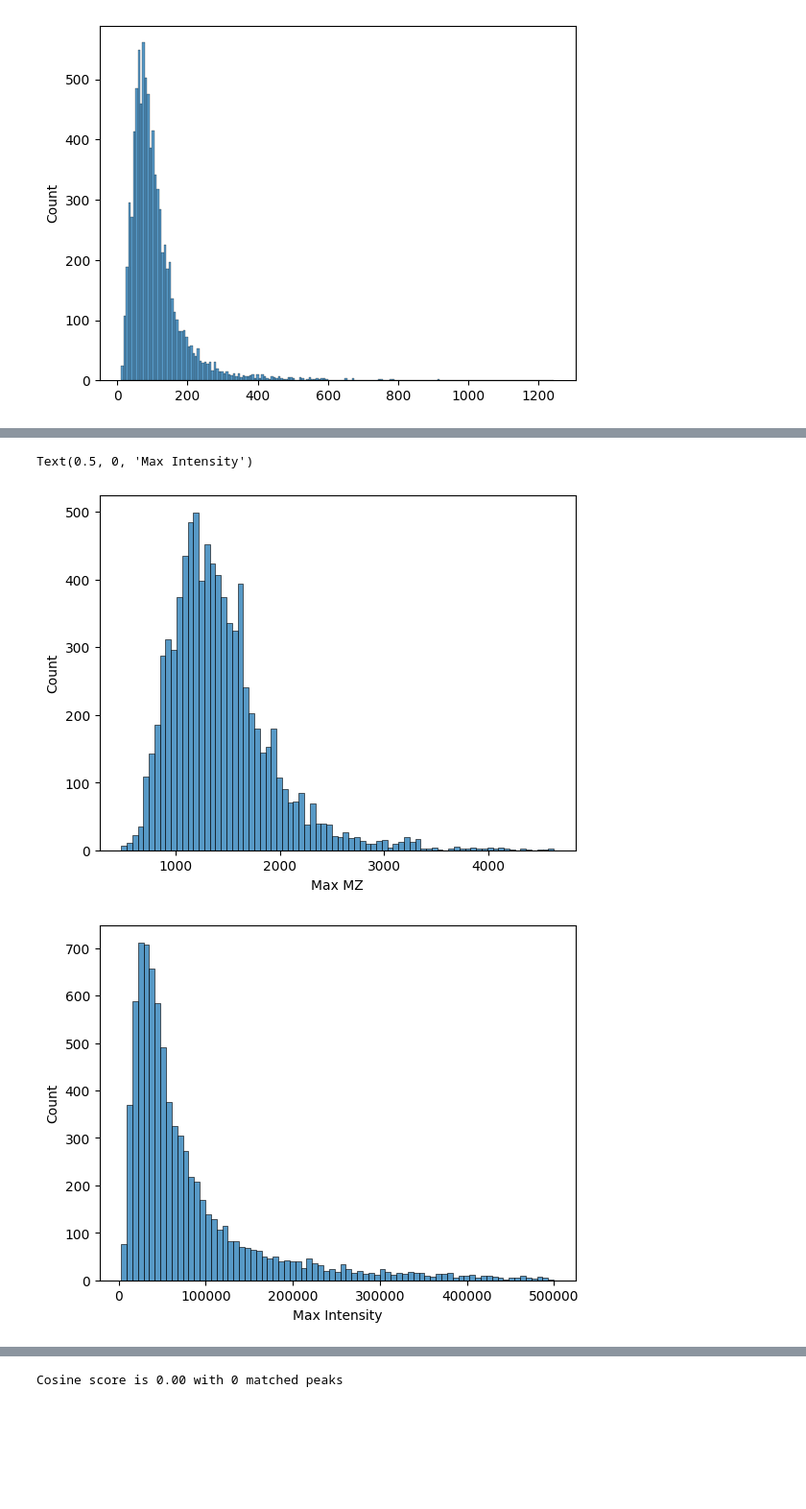
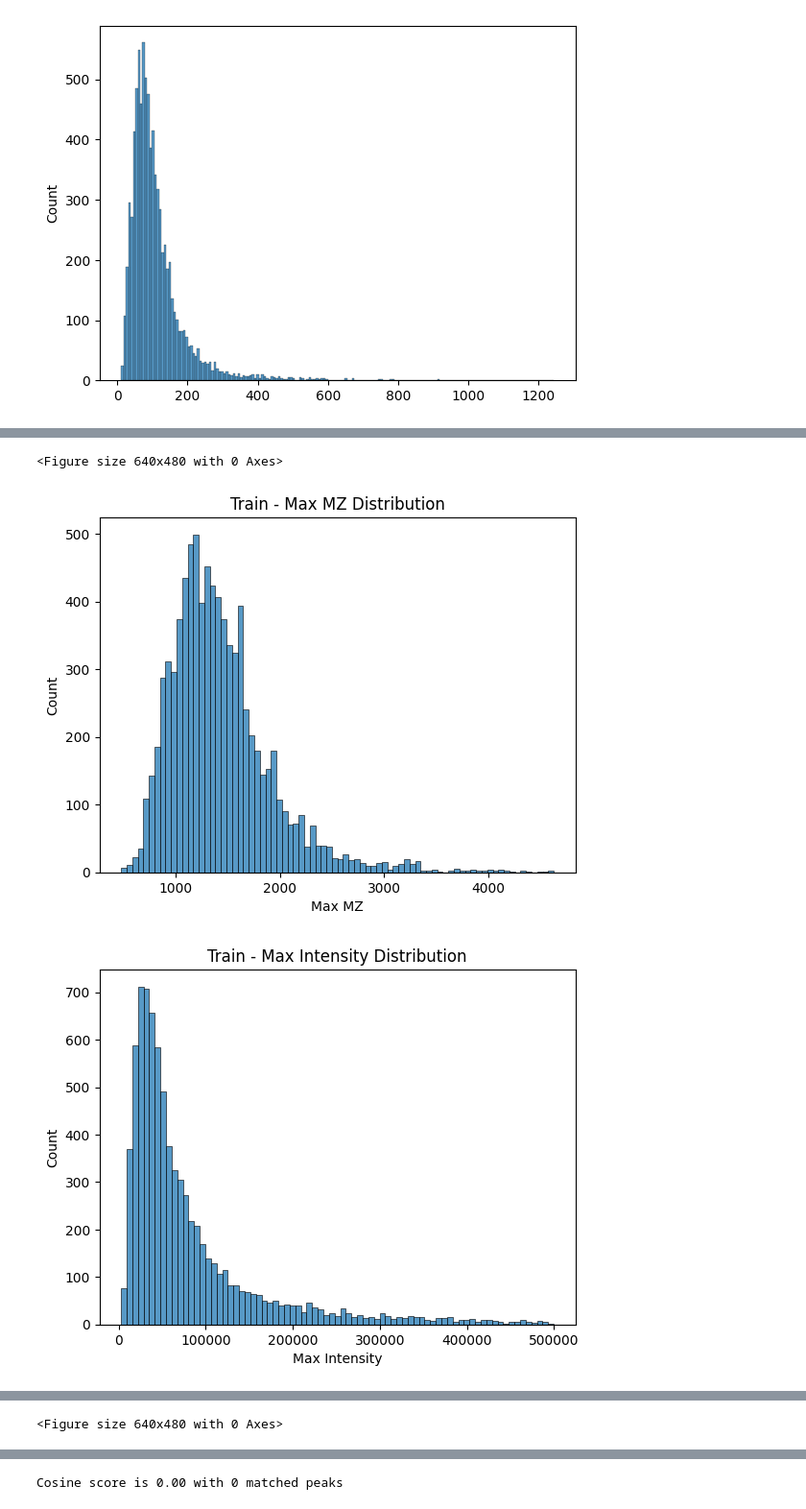
Before and after one commit to vchelur97/psm, a Jupyter notebook: eda/eda_spectrum.ipynb, the cells around one changed output, grey strips where cells are left out. Shown at 96% size. Drawn from its saved outputs; the diff is of its cells as text; code cells hidden in the pictures; blank space fills up the shorter version.

```diff
--- a/eda/eda_spectrum.ipynb
+++ b/eda/eda_spectrum.ipynb
@@ -65,17 +59,50 @@ for scan_num in train_data_spectrum['01088_A05_P010740_S00_N33_R1.mzML']:
+# %%
+mz_maxes = {
+    "train": [],
+    "test": []
+}
+intensity_maxes = {
+    "train": [],
+    "test": []
+}
+
+for df in [[train_data_spectrum, "train"], [test_data_spectrum, "test"]]:
+    for mzml_file in df[0]:
+        for scan_num in df[0][mzml_file]:
+            mz_maxes[df[1]].append(max(df[0][mzml_file][scan_num]['mz_arr']))
+            intensity_maxes[df[1]].append(max(df[0][mzml_file][scan_num]['intensity_arr']))
 # %%
 # print(mz_maxes)
 # print(intensity_maxes)
 # %%
 # Plot mz_maxes distribution
-sns.histplot(mz_maxes)
+sns.histplot(mz_maxes['train'])
 plt.xlabel('Max MZ')
+plt.title('Train - Max MZ Distribution')
 plt.figure()
 
 # Remove outliers for this one
-intensity_maxes_filtered = [x for x in intensity_maxes if x < 500000]
+intensity_maxes_filtered = [x for x in intensity_maxes['train'] if x < 500000]
 sns.histplot(intensity_maxes_filtered)
 plt.xlabel('Max Intensity')
+plt.title('Train - Max Intensity Distribution')
+plt.figure()
+
+
+
+# Plot mz_maxes distribution
+sns.histplot(mz_maxes['test'])
+plt.xlabel('Max MZ')
+plt.title('Test - Max MZ Distribution')
+plt.figure()
+
+# Remove outliers for this one
+intensity_maxes_filtered = [x for x in intensity_maxes['test'] if x < 500000]
+sns.histplot(intensity_maxes_filtered)
+plt.xlabel('Max Intensity')
+plt.title('Test - Max Intensity Distribution')
+plt.figure()
 # %% [output]
-Text(0.5, 0, 'Max Intensity')
+<Figure size 640x480 with 0 Axes>
-[figure, old version]
+[figure, new version]
-[figure, old version]
+[figure, new version]
@@ -82,2 +111,3 @@ Text(0.5, 0, 'Max Intensity')
+<Figure size 640x480 with 0 Axes>
 # %%
 # For mz_maxes, print count and percent of total where less than 100, less than 200, etc
```
Also changed, not shown: parts of 4 cells of this notebook.
